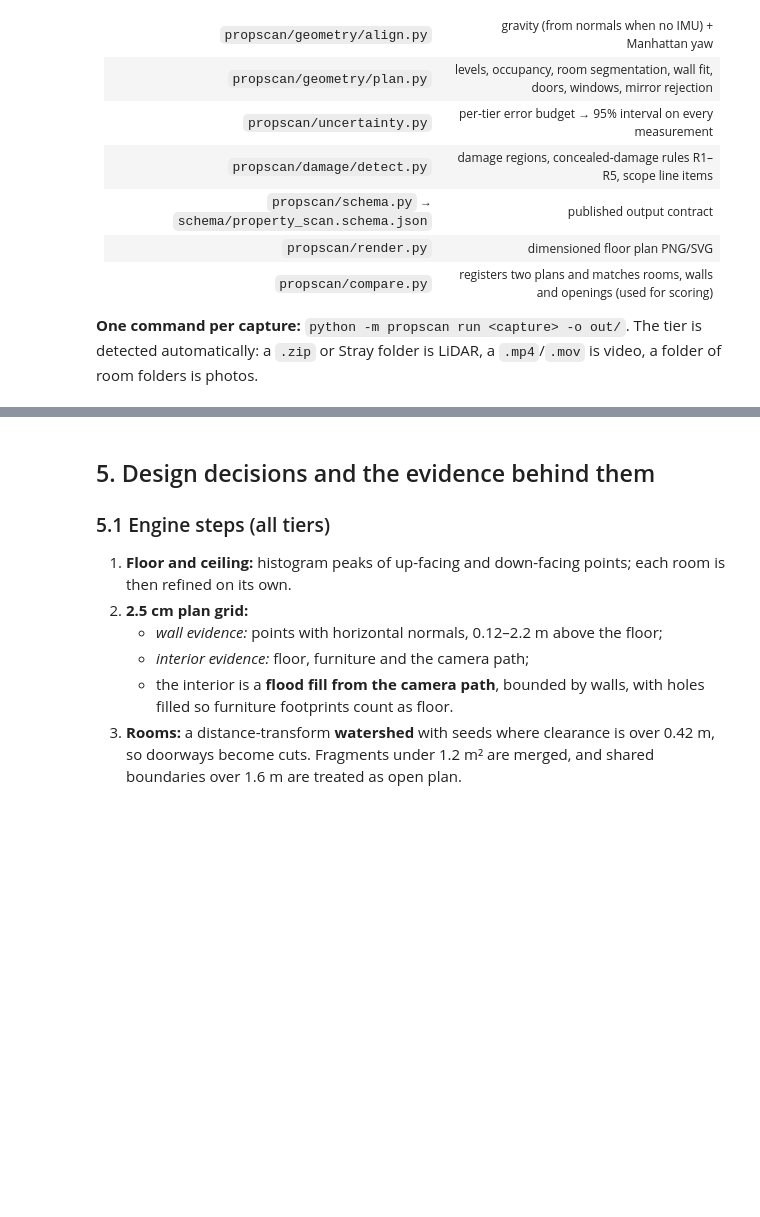
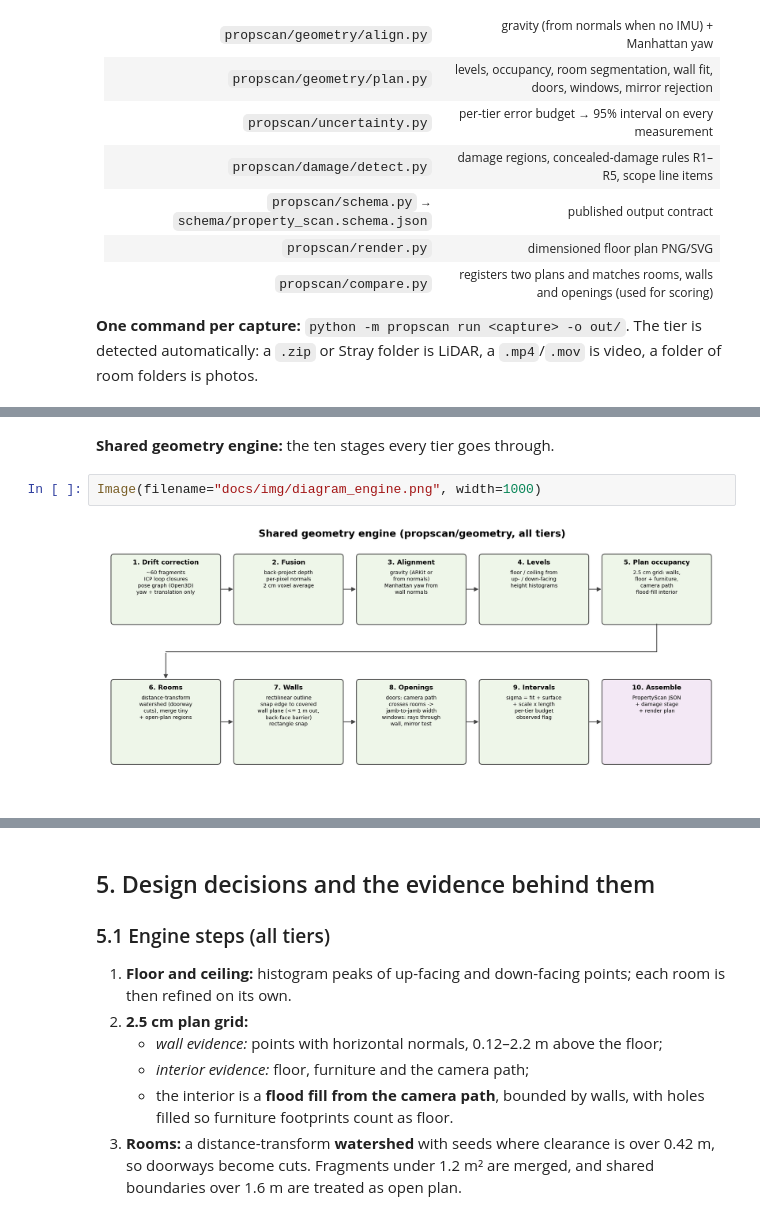
Before and after one commit to dhanoliya-ji/PropertyScan-AI, a Jupyter notebook: PROJECT_REPORT.ipynb, the cells around one changed output, grey strips where cells are left out. Cells and saved outputs as stored; diff of their text form; blank space fills up the shorter version.

```diff
--- a/PROJECT_REPORT.ipynb
+++ b/PROJECT_REPORT.ipynb
@@ -124,0 +140,6 @@ capture ──► tier front-end ──► FrameSet {depth_i, mask_i, K_i, pose_
+# %% [markdown]
+**Shared geometry engine:** the ten stages every tier goes through.
+# %%
+Image(filename="docs/img/diagram_engine.png", width=1000)
+# %% [output]
+[figure, added]
```
Also changed, not shown: parts of 7 cells of this notebook, 7 other files.
